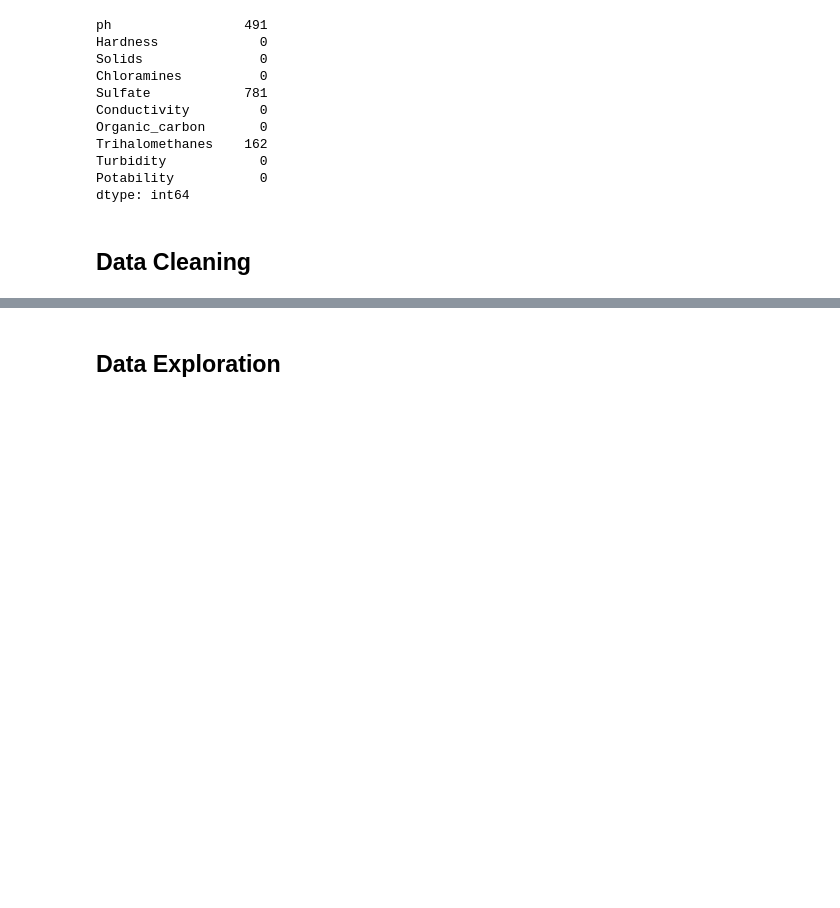
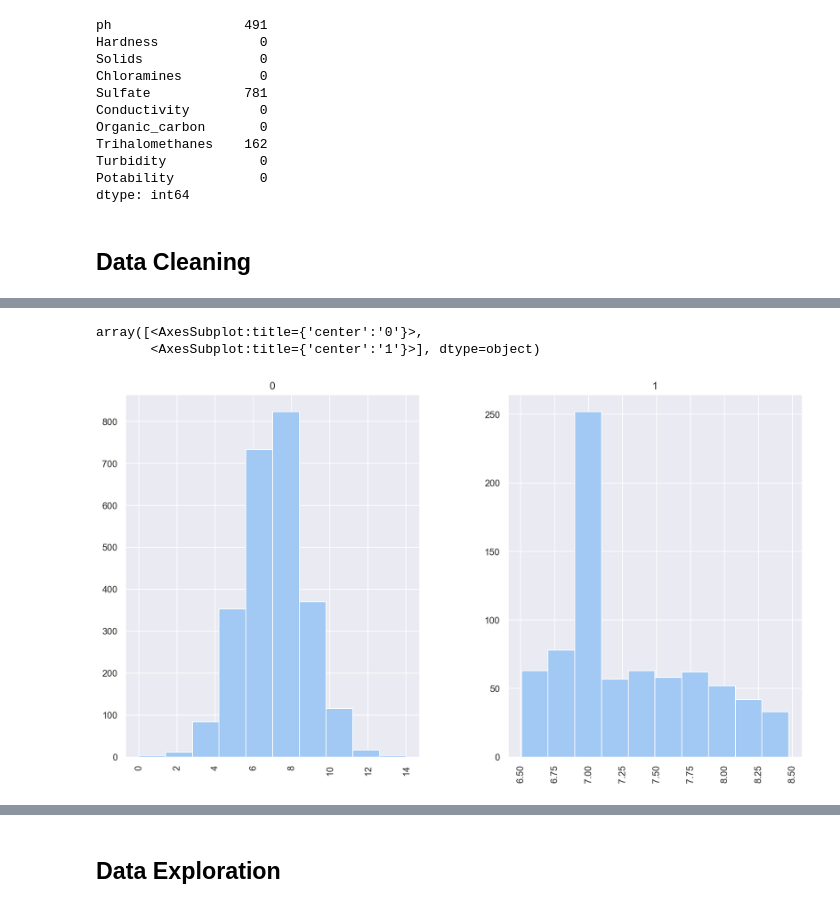
Before and after one commit to isra-st/Water_Potability, a Jupyter notebook: Notebook_Mimi.ipynb, the cells around one changed output, grey strips where cells are left out. Cells and saved outputs as stored; diff of their text form; code cells hidden in the pictures; blank space fills up the shorter version.

```diff
--- a/Notebook_Mimi.ipynb
+++ b/Notebook_Mimi.ipynb
@@ -156,0 +196,4 @@ dtype: int64
+# %%
+#Change ph to the pH as this is the correct designation
+df = df.rename(columns={'ph':'pH'})
+df.head()
@@ -156,0 +207,6 @@ dtype: int64
+# %%
+#Using Mean to impute the missing values
+df['pH'] = df['pH'].fillna(df['pH'].mean())
+df['Sulfate'] = df['Sulfate'].fillna(df['Sulfate'].mean())
+df['Trihalomethanes'] = df['Trihalomethanes'].fillna(df['Trihalomethanes'].mean())
+df
@@ -156,0 +227,6 @@ dtype: int64
+# %%
+df.hist(column='pH', by='Potability')
+# %% [output]
+array([<AxesSubplot:title={'center':'0'}>,
+       <AxesSubplot:title={'center':'1'}>], dtype=object)
+[figure, added]
```
Also changed, not shown: parts of 20 cells of this notebook.
